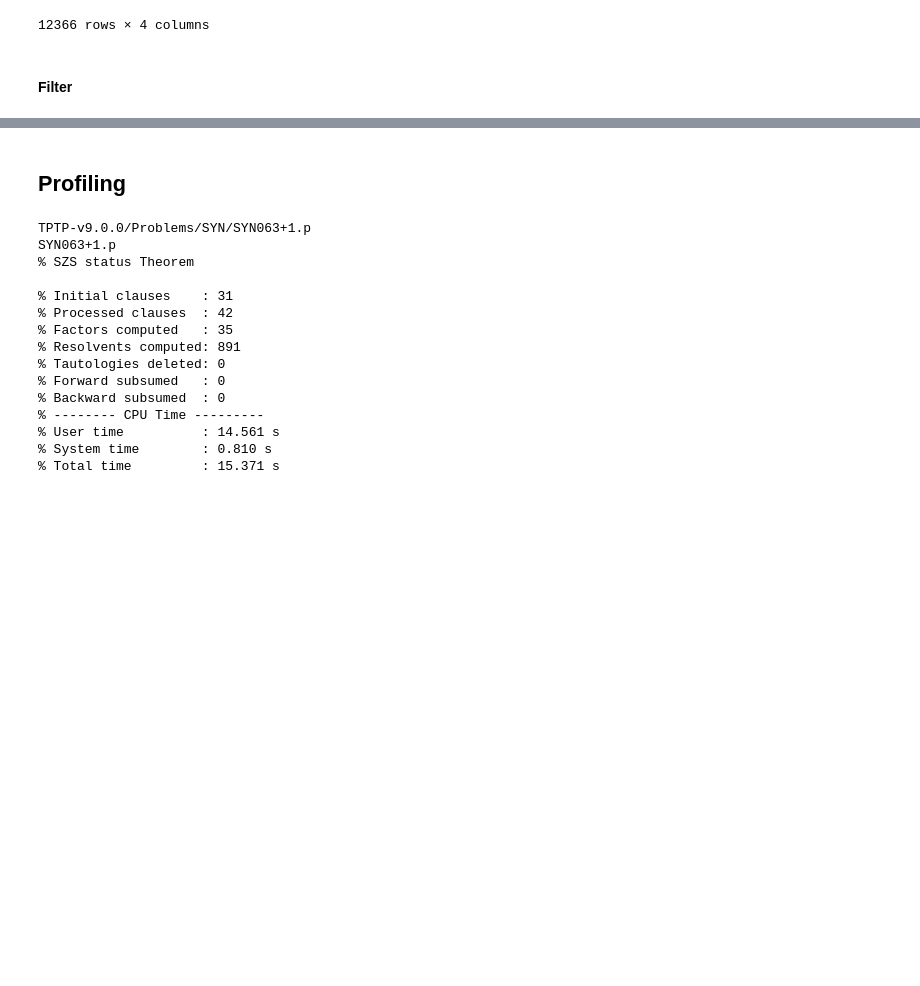
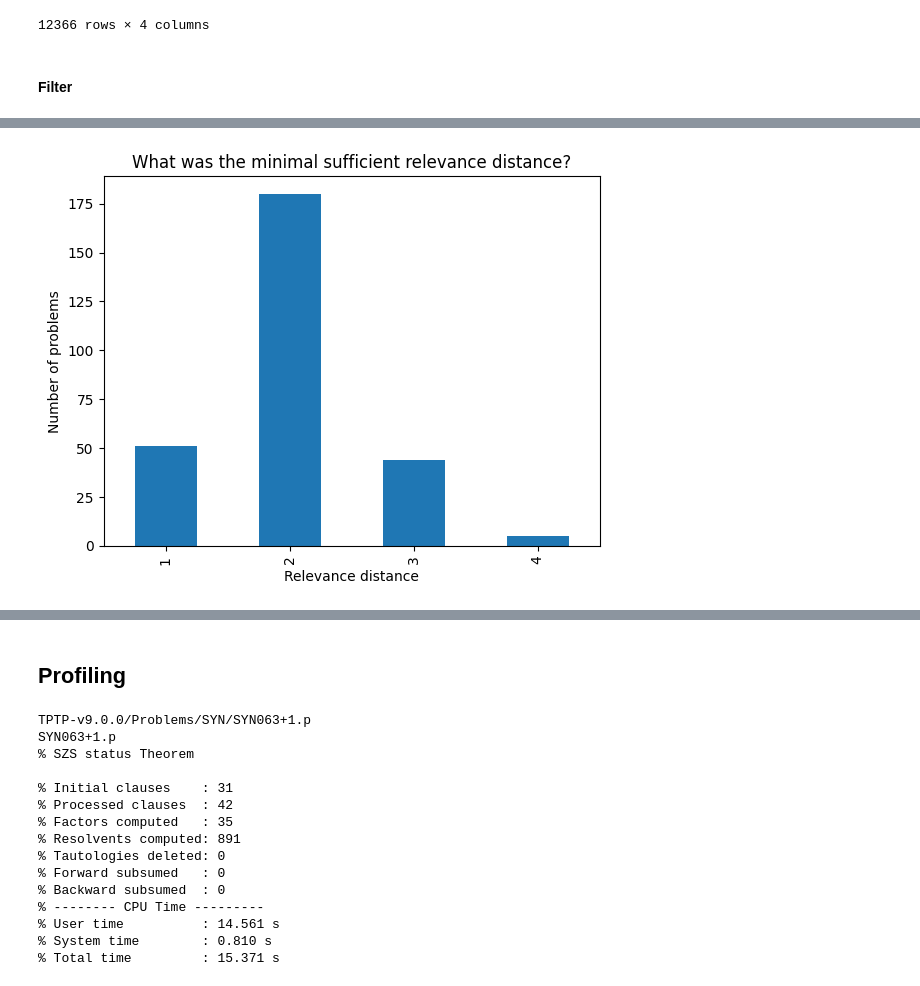
Before and after one commit to GehriJan/coursework-pyres, a Jupyter notebook: src/notebook.ipynb, the cells around one changed output, grey strips where cells are left out. Saved outputs shown, nothing was run; the diff lists cells and outputs as text; code cells hidden in the pictures; blank space fills up the shorter version.

```diff
--- a/src/notebook.ipynb
+++ b/src/notebook.ipynb
@@ -271,22 +290,21 @@ df_se_indi.to_csv("temp.csv")
 # %%
 import ast
-df_se_indi = pd.read_csv("temp.csv")
 
 def get_rel_runs_infos(text: str) -> int:
+    if text is None:
+        return None, None
+    data = list(ast.literal_eval(text))
     df = pd.DataFrame(
-        list(ast.literal_eval(text)),
+        data,
         columns=["rel_distance", "terminated", "szs_status"]
     )
-    df_unsats = df[df["szs_status"].str.contains("Unsat")]
-    r_of_first_unsat = df.iloc[0] if not df_unsats.empty else None
-    print(df.iloc[-1]["szs_status"])
+    df_unsats = df[df["szs_status"].str.contains("Unsat", na=False)]
+    r_of_first_unsat = df_unsats.iloc[0]["rel_distance"] if not df_unsats.empty else None
     szs_status_of_max_r = df.iloc[-1]["szs_status"] if not df.empty else None
-    return (r_of_first_unsat, szs_status_of_max_r)
+    return r_of_first_unsat, szs_status_of_max_r
 
+df_se_indi["r_of_first_unsat"], df_se_indi["szs_status_of_max_r"] =\
+    zip(*df_se_indi["mp_runs"].apply(get_rel_runs_infos))
 
-df_se_indi[["r_of_first_unsat", "szs_status_of_max_r"]] =\
-    df_se_indi["mp_runs"].apply(get_rel_runs_infos)
-
-# df_se_indi = df_se_indi[df_se_indi["r_of_first_unsat"].notnull()]
 df_se_indi
 # %% [output]
@@ -306,0 +324,18 @@ IndexError: single positional indexer is out-of-bounds
+# %%
+(
+    df_se_indi
+    [df_se_indi["r_of_first_unsat"].notnull()]
+    ["r_of_first_unsat"]
+    .astype(int)
+    .value_counts()
+    .sort_index()
+    .plot(
+        title="What was the minimal sufficient relevance distance?",
+        xlabel="Relevance distance",
+        ylabel="Number of problems",
+        kind="bar",
+    )
+)
+plt.show()
+# %% [output]
+[figure, added]
```
Also changed, not shown: parts of 10 cells of this notebook, 2 other files.
